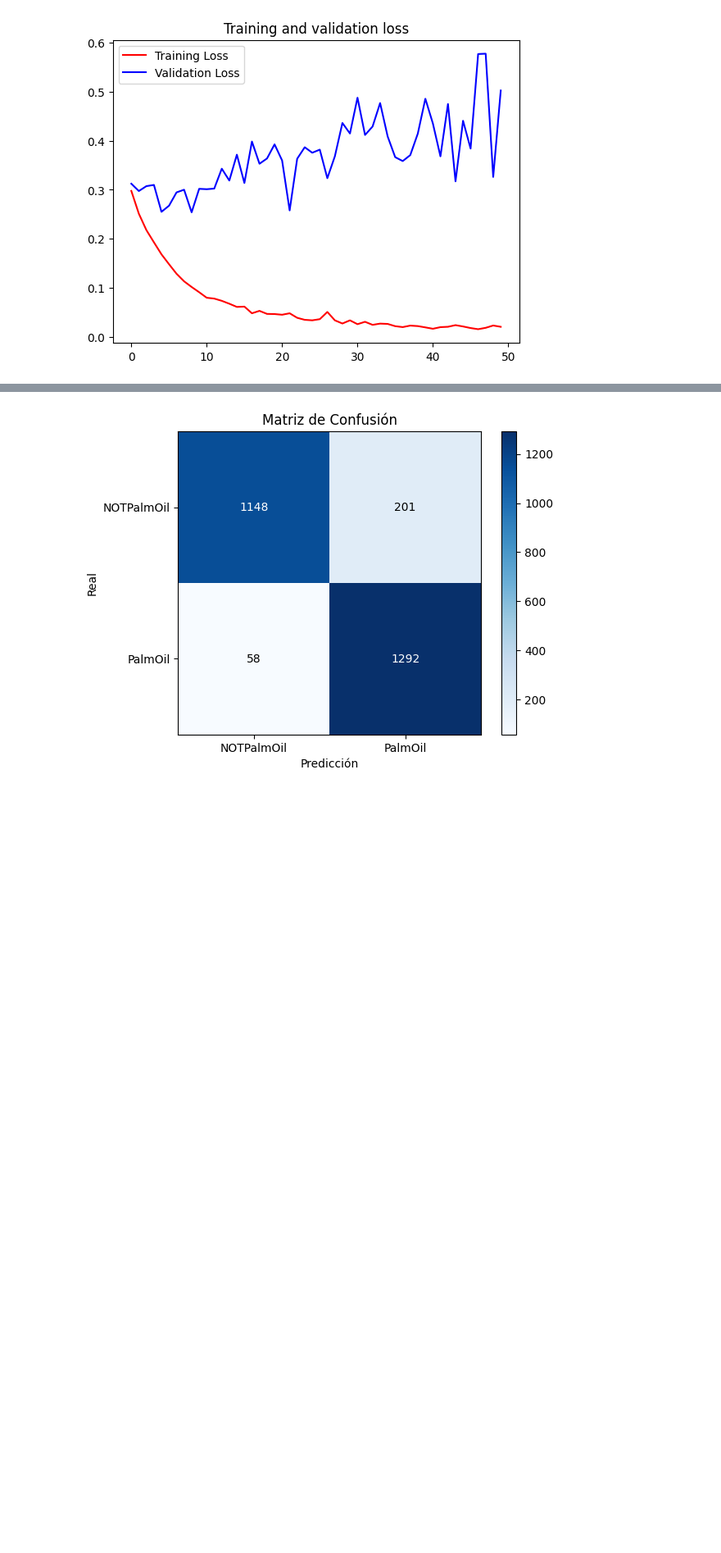
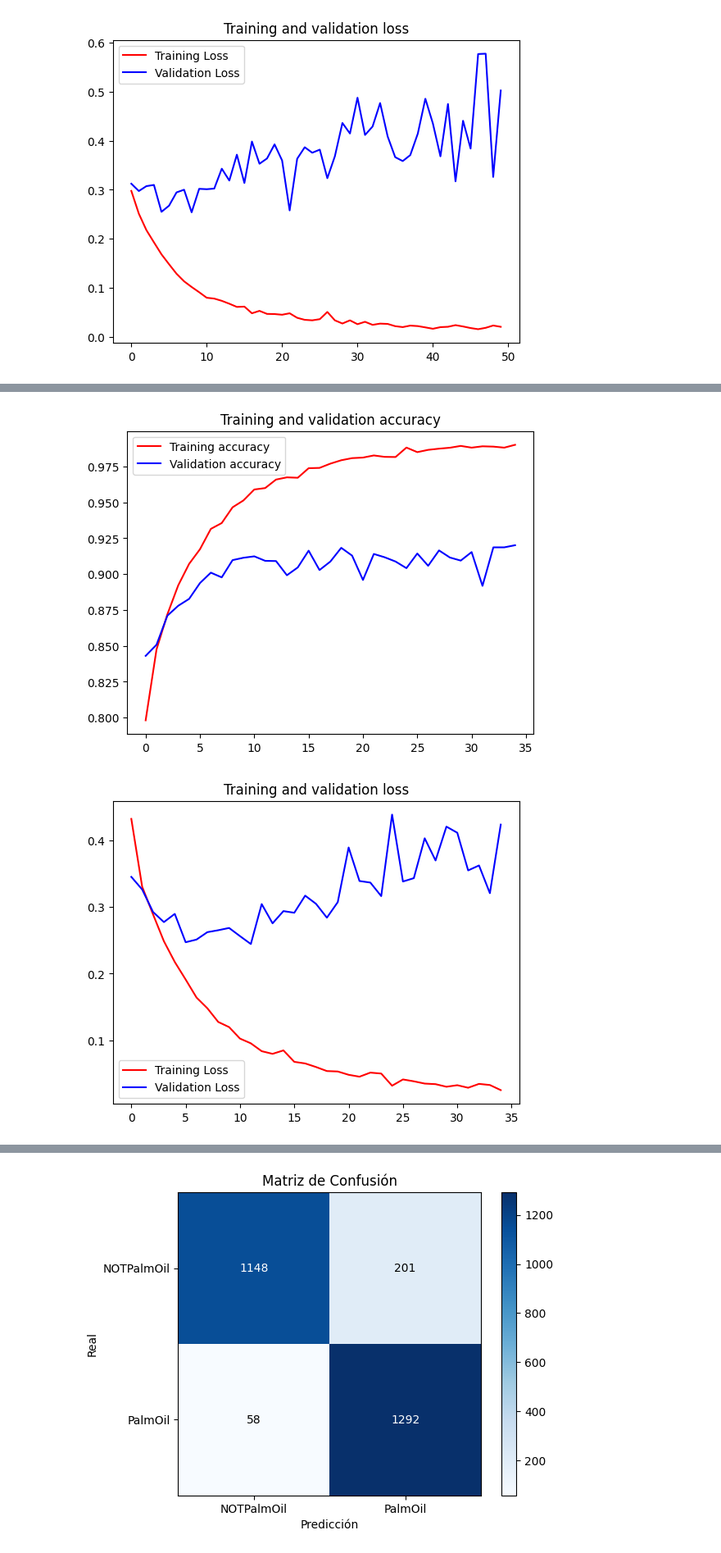
Before and after one commit to jcarvajalri/PalmOil_CNN_UNAL, a Jupyter notebook: Local/CNN_RestNet50_PalmOil.ipynb, the cells around one changed output, grey strips where cells are left out. Shown at 82% size. Saved outputs shown, nothing was run; the diff lists cells and outputs as text; code cells hidden in the pictures; blank space fills up the shorter version.

```diff
--- a/Local/CNN_RestNet50_PalmOil.ipynb
+++ b/Local/CNN_RestNet50_PalmOil.ipynb
@@ -260,0 +288,6 @@ plot_model(history)
+# %%
+#No1 Folck 2
+plot_model(history)
+# %% [output]
+[figure, added]
+[figure, added]
```
Also changed, not shown: parts of 19 cells of this notebook, 1 other file.
